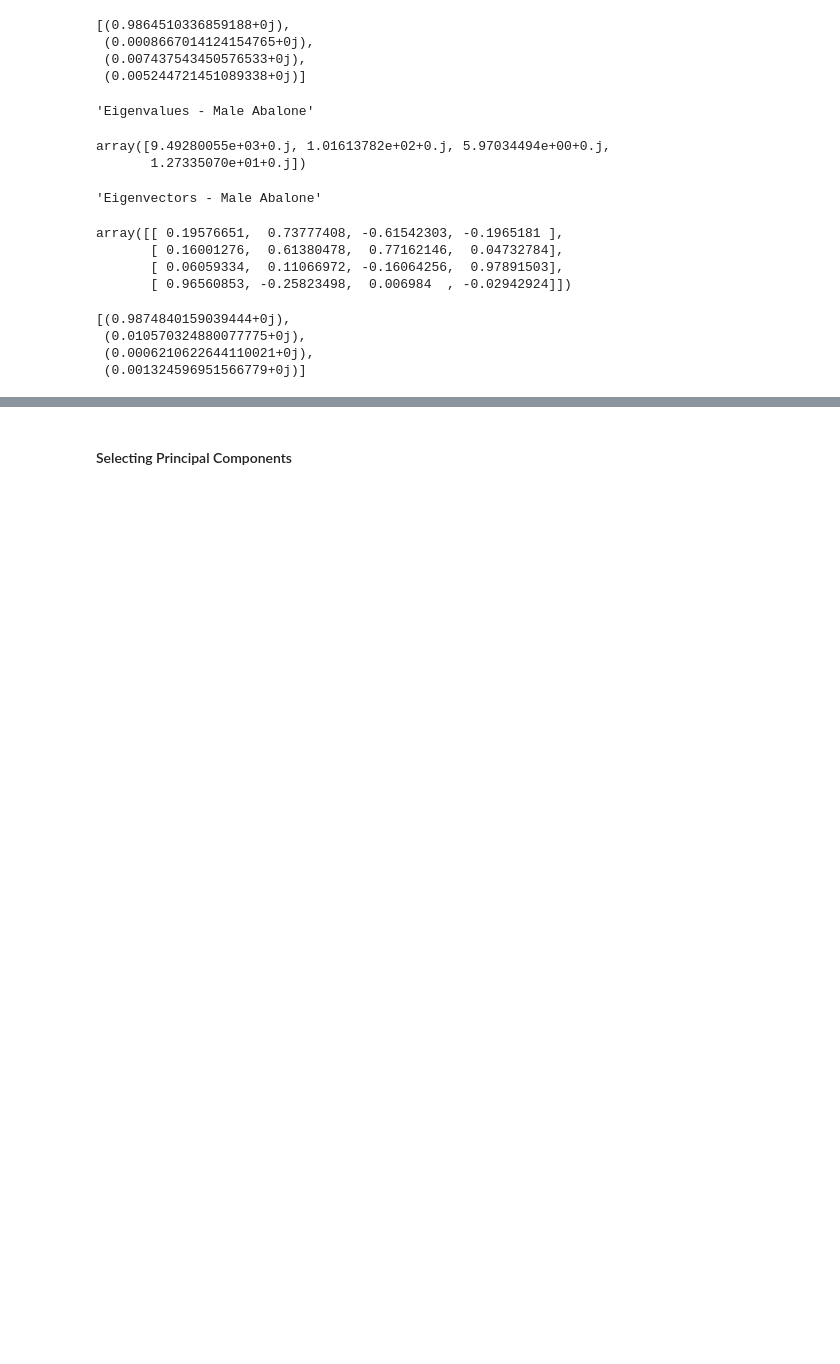
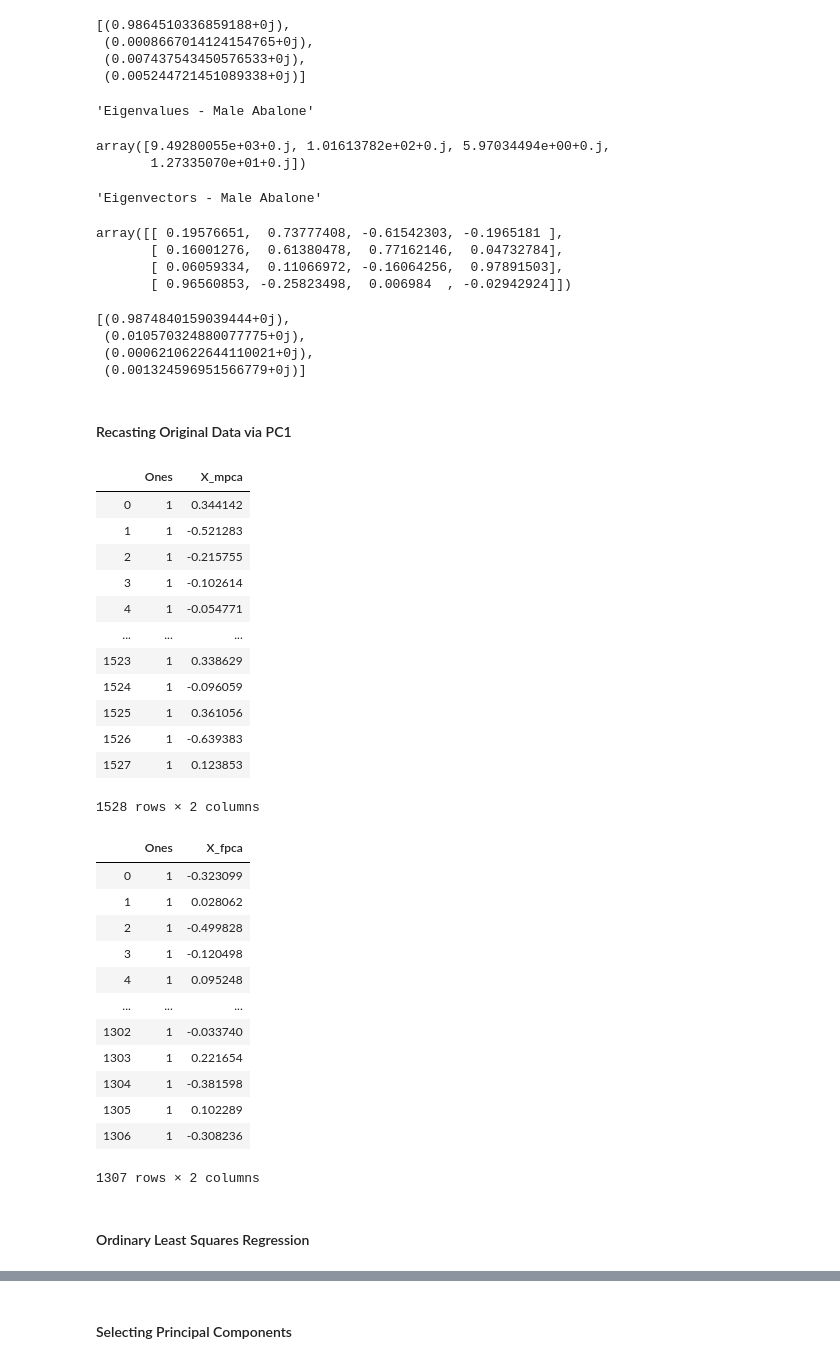
Before and after one commit to thokieu/Abalone-Regression, a Jupyter notebook: Workbook.ipynb, the cells around one changed output, grey strips where cells are left out. Saved outputs shown, nothing was run; the diff lists cells and outputs as text; code cells hidden in the pictures; blank space fills up the shorter version.

```diff
--- a/Workbook.ipynb
+++ b/Workbook.ipynb
@@ -593,3 +633,53 @@ array([[ 0.19576651,  0.73777408, -0.61542303, -0.1965181 ],
  (0.010570324880077775+0j),
  (0.0006210622644110021+0j),
  (0.001324596951566779+0j)]
+# %% [markdown]
+#### Recasting Original Data via PC1
+# %%
+# Rerepresenting the original data set by a reduced linear combination equivalent based on the first Principal Component acting as the scalar weights multiplied with the predictor variables.
+X_fpca = pd.Series(eigv_f[0] @ z_fpca.T)
+X_mpca = pd.Series(eigv_m[0] @ z_mpca.T)
+
+# Create design matrix for OLS regression.
+X_mreg = pd.DataFrame(index = X_mpca.index, columns = ['Ones', 'X_mpca'])
+X_freg = pd.DataFrame(index = X_fpca.index, columns = ['Ones', 'X_fpca'])
+
+# Populating the "ones" column with "1's".
+X_mreg['Ones'] = 1
+X_freg['Ones'] = 1
+
+# Inserting the series containing the principal component into the remaining column.
+# Converted the object series to float data type enabling invocation of "la.inv()" method.
+X_mreg['X_mpca'] = X_mpca.astype(float)
+X_freg['X_fpca'] = X_fpca.astype(float)
+
+display(X_mreg, X_freg)
+# %% [output]
+|  | Ones | X_mpca |
+| 0 | 1 | 0.344142 |
+| 1 | 1 | -0.521283 |
+| 2 | 1 | -0.215755 |
+| 3 | 1 | -0.102614 |
+| 4 | 1 | -0.054771 |
+| ... | ... | ... |
+| 1523 | 1 | 0.338629 |
+| 1524 | 1 | -0.096059 |
+| 1525 | 1 | 0.361056 |
+| 1526 | 1 | -0.639383 |
+| 1527 | 1 | 0.123853 |
+1528 rows × 2 columns
+|  | Ones | X_fpca |
+| 0 | 1 | -0.323099 |
+| 1 | 1 | 0.028062 |
+| 2 | 1 | -0.499828 |
+| 3 | 1 | -0.120498 |
+| 4 | 1 | 0.095248 |
+| ... | ... | ... |
+| 1302 | 1 | -0.033740 |
+| 1303 | 1 | 0.221654 |
+| 1304 | 1 | -0.381598 |
+| 1305 | 1 | 0.102289 |
+| 1306 | 1 | -0.308236 |
+1307 rows × 2 columns
+# %% [markdown]
+#### Ordinary Least Squares Regression
```
Also changed, not shown: parts of 16 cells of this notebook.
